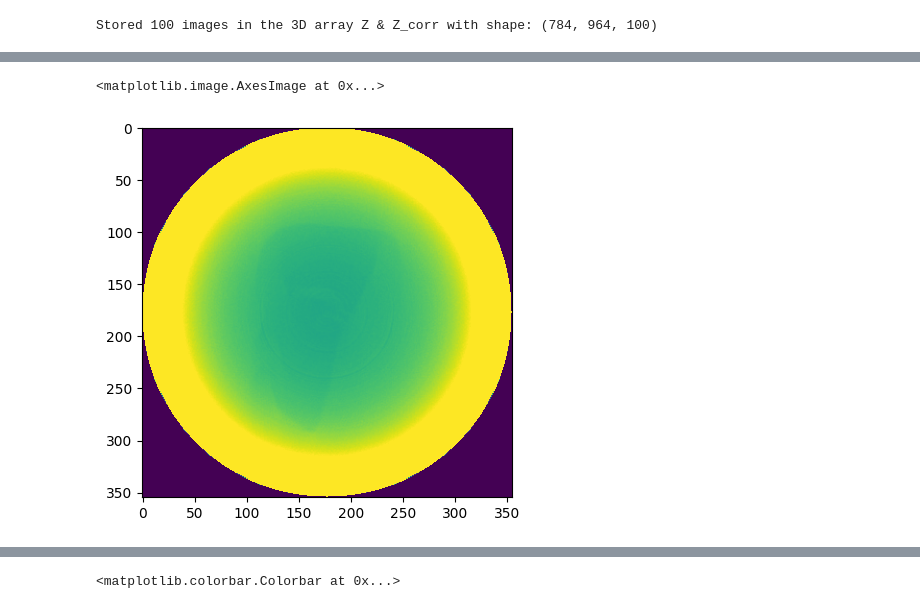
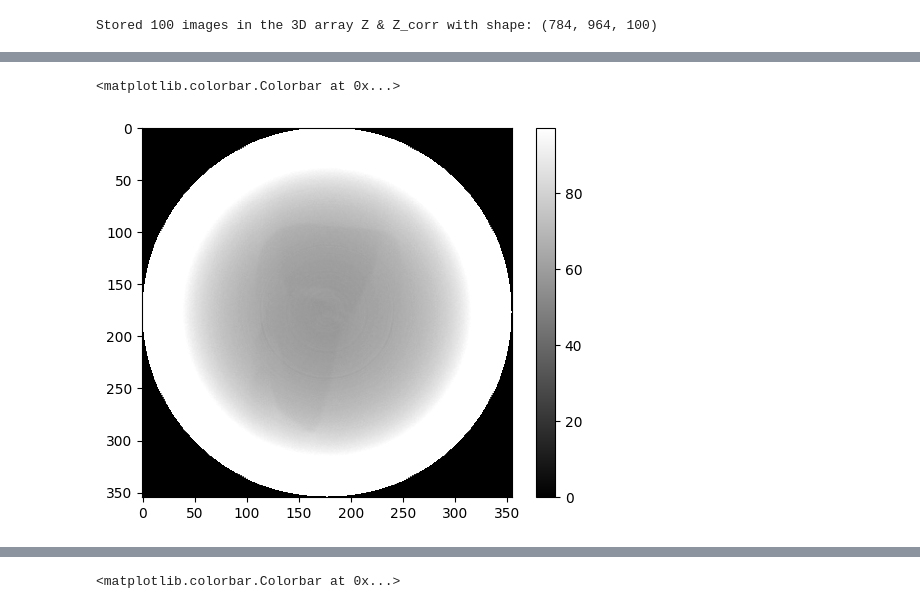
Before and after one commit to caramosparra/bachelor-thesis, a Jupyter notebook: preparation.ipynb, the cells around one changed output, grey strips where cells are left out. Cells and saved outputs as stored; diff of their text form; code cells hidden in the pictures.

```diff
--- a/preparation.ipynb
+++ b/preparation.ipynb
@@ -38,5 +48,6 @@ plt.colorbar()
 # %%
 # Apply flatfield to all imgs & Save into an array
+
 img_empty = img_empty = cv2.imread(path_empty,cv2.IMREAD_UNCHANGED)
 folder_path = "C:/Users/caram/Documents/2024-08-21-Messungen/2024-08-21-Mandarine-100kV-1200muA/"
 
@@ -62,7 +73,7 @@ else:
                 print(f"Failed to read {file_path}")
             else:
                 Z[:, :, i] = image
-                Z_corr[:, :, i] = image/img_empty  # Store flatfield corrected image in the 3D array at index i
+                Z_corr[:, :, i] = np.abs(1-image/img_empty)  # Store flatfield corrected image in the 3D array at index i
 
         # Display final information
         print(f"Stored {num_images} images in the 3D array Z & Z_corr with shape: {Z.shape}")
@@ -138,0 +146,20 @@ Z.shape[2]
+# %%
+# Apply all corrections and get Z_final
+
+threshold_value = 0.1 * np.max(Z_corr_prime)
+
+thresholded = np.where(Z_corr_prime > threshold_value, 1.0, 0.0)
+thresholded_uint8 = (thresholded * 255).astype(np.uint8)
+
+fullmask = np.zeros_like(Z_corr_prime, dtype=np.float32)
+Z_final = np.zeros_like(Z_corr_prime)
+
+# Get a binary 3d mask
+for i in range(Z_corr_prime.shape[2]):
+    contours, _ = cv2.findContours(thresholded_uint8[:,:,i], cv2.RETR_EXTERNAL, cv2.CHAIN_APPROX_SIMPLE)
+    mask = np.zeros_like(Z_corr_prime[:,:,i], dtype=np.float32)
+    cv2.drawContours(mask, contours, -1, (1.0), thickness=cv2.FILLED)
+    fullmask[:,:,i] = mask
+    # Z_final[:,:,i] = Z_corr_prime[:,:,i] * mask
+
+Z_final = Z_corr_prime * fullmask
@@ -139,2 +222,9 @@ Z.shape[2]
 # %%
 theta = np.linspace(0.,180.,Z.shape[2], endpoint=False)
+# %%
+theta = np.linspace(0.,180.,Z.shape[2], endpoint=False)
+
+FB_final = np.zeros((Z_final.shape[1],Z_final.shape[1],Z_final.shape[0]))
+for i in range(Z_final.shape[0]):
+    S = np.squeeze(Z_final[i,:,:])
+    FB_final[:,:,i] = iradon(S, theta=theta)
@@ -155,8 +248,9 @@ FB_corr.shape
 # %%
 Ma = np.max(FB[:])
 Mi = np.min(FB[:])
 
-plt.imshow(FB[:,:,150], vmax=Ma*0.1, vmin=0)
+plt.imshow(FB[:,:,150], vmax=Ma*0.1, vmin=0, cmap='grey')
+plt.colorbar()
 # %% [output]
-<matplotlib.image.AxesImage at 0x...>
+<matplotlib.colorbar.Colorbar at 0x...>
-[figure, old version]
+[figure, new version]
```
Also changed, not shown: parts of 29 cells of this notebook.
